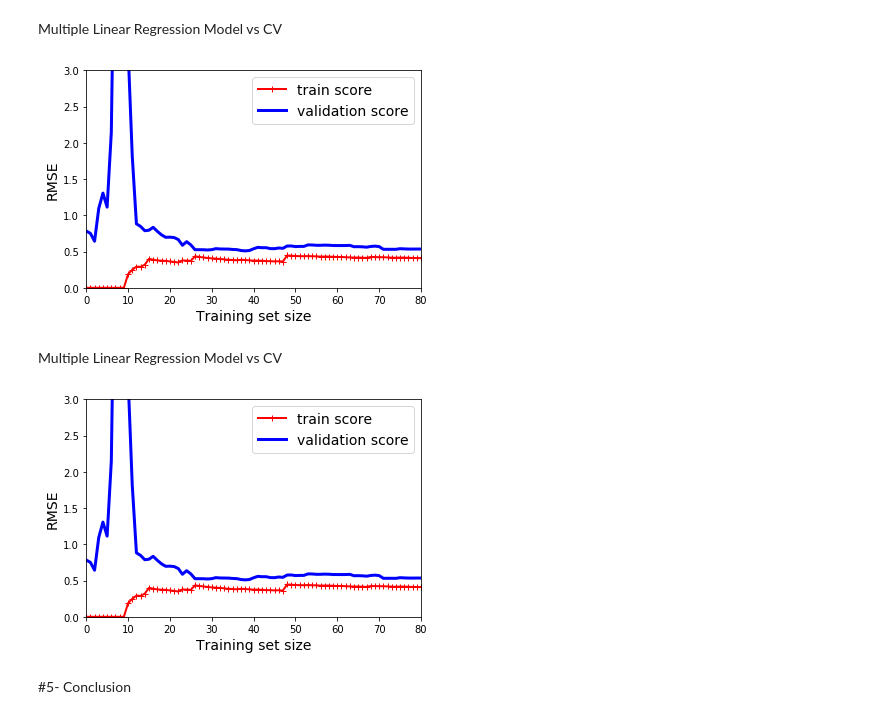
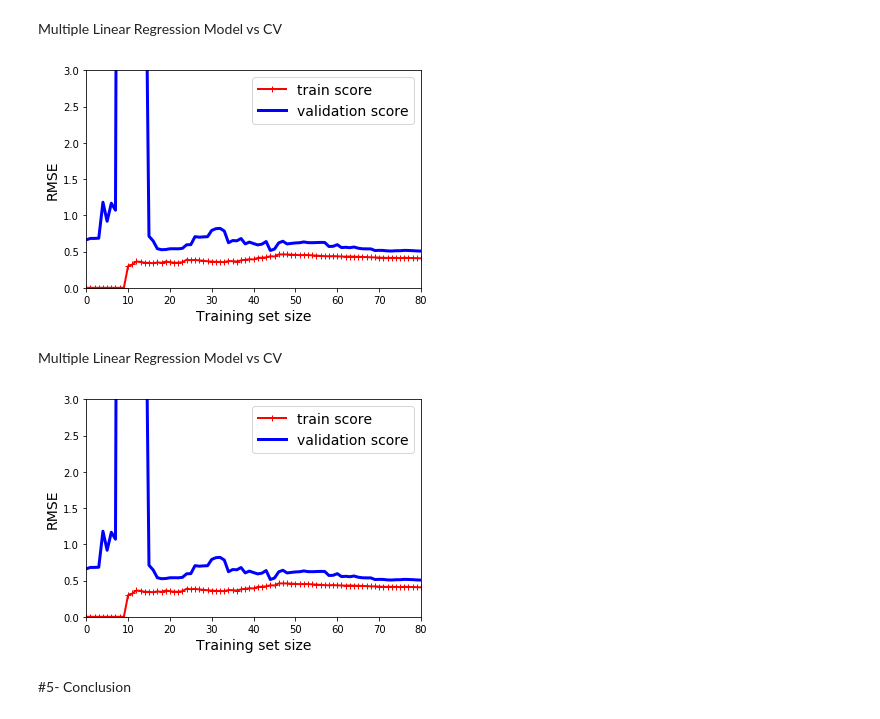
Before and after one commit to seansothey/DataScience-MachineLearning-Research, a Jupyter notebook: Project4.ipynb, the cells around one changed output. Drawn from its saved outputs; the diff is of its cells as text; code cells hidden in the pictures.

```diff
--- a/Project4.ipynb
+++ b/Project4.ipynb
@@ -491,11 +501,11 @@ def plot_learning_curves(model, X, y):
     plt.xlabel("Training set size", fontsize=14)
     plt.ylabel("RMSE", fontsize=14)
 # %%
-plot_learning_curves(lin_model, X, y)
+plot_learning_curves(lin_model, X_train, y_train)
 plt.axis([0, 80, 0, 3])
 plt.show()
 # %% [output]
-[figure, old version]
+[figure, new version]
 # %% [markdown]
 Multiple Linear Regression Model vs CV
 # %%
@@ -507,11 +517,11 @@ polynomial_regression = Pipeline([
         ("lin_reg", LinearRegression()),
     ])
 
-plot_learning_curves(poly_model, X, y)
+plot_learning_curves(poly_model, X_train, y_train)
 plt.axis([0, 80, 0, 3])
 plt.show()
 # %% [output]
-[figure, old version]
+[figure, new version]
 # %% [markdown]
 #5- Conclusion
 # %% [markdown]
```
Also changed, not shown: parts of 7 cells of this notebook.
